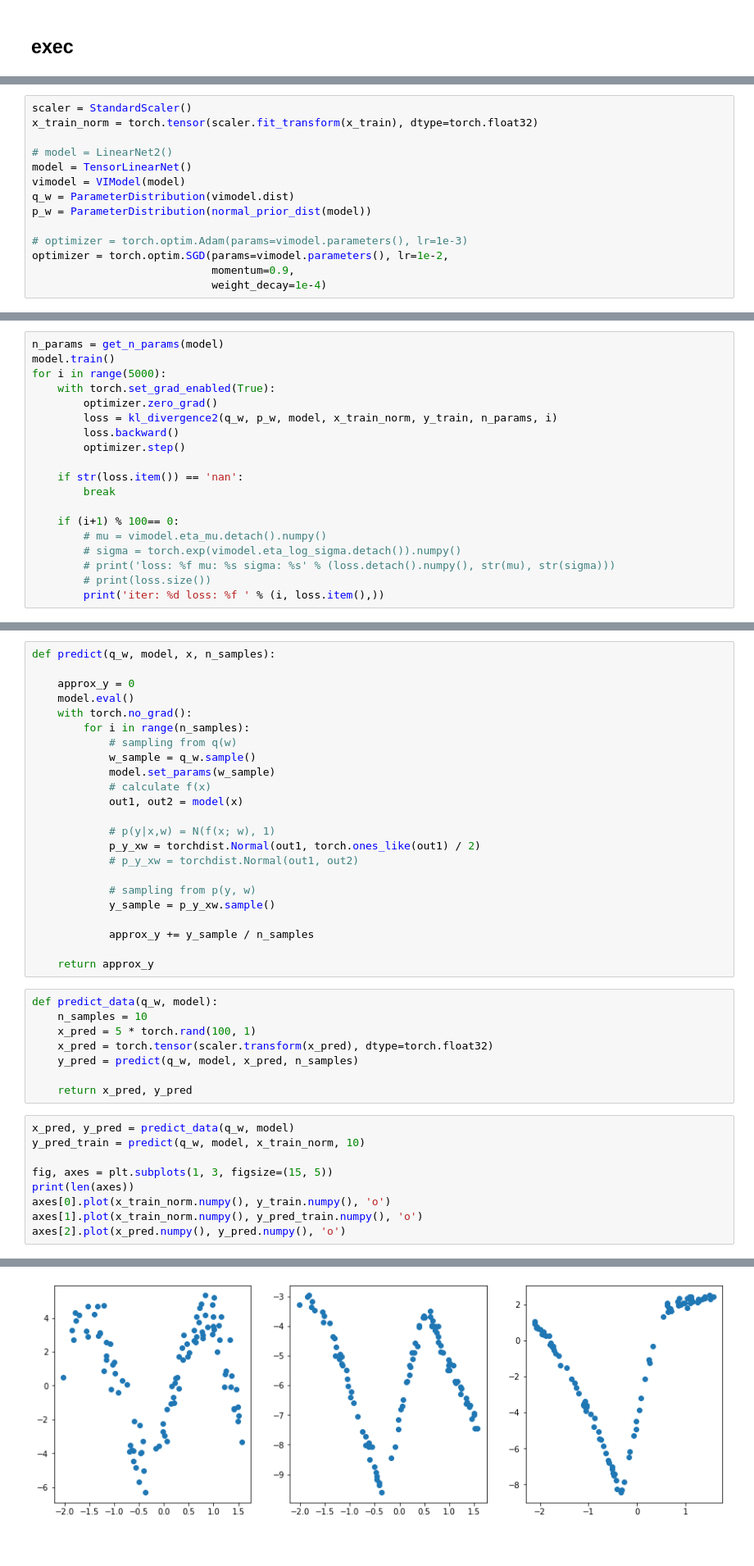
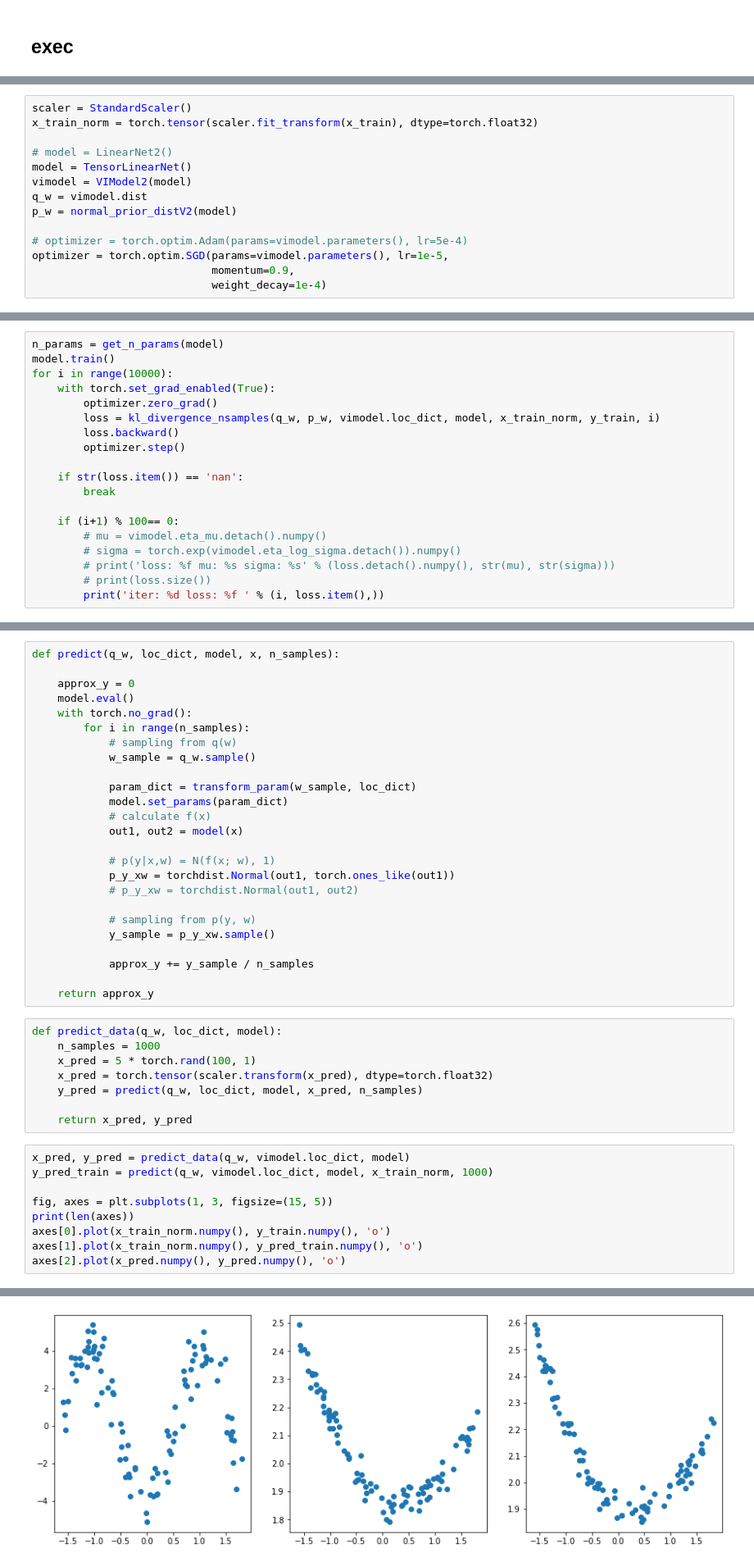
Before and after one commit to ga10is/bayes, a Jupyter notebook: notebook/probability_programing_1.ipynb, the cells around one changed output, grey strips where cells are left out. Shown at 82% size. Drawn from its saved outputs; the diff is of its cells as text.

Commit message:
change Normal to MultivariateNormal

```diff
--- a/notebook/probability_programing_1.ipynb
+++ b/notebook/probability_programing_1.ipynb
@@ -637,11 +852,11 @@ x_train_norm = torch.tensor(scaler.fit_transform(x_train), dtype=torch.float32)
 
 # model = LinearNet2()
 model = TensorLinearNet()
-vimodel = VIModel(model)
-q_w = ParameterDistribution(vimodel.dist)
-p_w = ParameterDistribution(normal_prior_dist(model))
+vimodel = VIModel2(model)
+q_w = vimodel.dist
+p_w = normal_prior_distV2(model)
 
-# optimizer = torch.optim.Adam(params=vimodel.parameters(), lr=1e-3)
-optimizer = torch.optim.SGD(params=vimodel.parameters(), lr=1e-2,
+# optimizer = torch.optim.Adam(params=vimodel.parameters(), lr=5e-4)
+optimizer = torch.optim.SGD(params=vimodel.parameters(), lr=1e-5,
                             momentum=0.9,
                             weight_decay=1e-4)
@@ -648,10 +866,10 @@ optimizer = torch.optim.SGD(params=vimodel.parameters(), lr=1e-2,
 # %%
 n_params = get_n_params(model)
 model.train()
-for i in range(5000):
+for i in range(10000):
     with torch.set_grad_enabled(True):
         optimizer.zero_grad()
-        loss = kl_divergence2(q_w, p_w, model, x_train_norm, y_train, n_params, i)
+        loss = kl_divergence_nsamples(q_w, p_w, vimodel.loc_dict, model, x_train_norm, y_train, i)
         loss.backward()
         optimizer.step()
 
@@ -714,7 +932,7 @@ p(y_*| x_*, X, Y) &= \int p(y_*| x_*, W) p(W| X, Y) dW \\
 \end{align}
 $$
 # %%
-def predict(q_w, model, x, n_samples):
+def predict(q_w, loc_dict, model, x, n_samples):
 
     approx_y = 0
     model.eval()
@@ -722,12 +940,14 @@ def predict(q_w, model, x, n_samples):
         for i in range(n_samples):
             # sampling from q(w)
             w_sample = q_w.sample()
-            model.set_params(w_sample)
+
+            param_dict = transform_param(w_sample, loc_dict)
+            model.set_params(param_dict)
             # calculate f(x)
             out1, out2 = model(x)
 
             # p(y|x,w) = N(f(x; w), 1)
-            p_y_xw = torchdist.Normal(out1, torch.ones_like(out1) / 2)
+            p_y_xw = torchdist.Normal(out1, torch.ones_like(out1))
             # p_y_xw = torchdist.Normal(out1, out2)
 
             # sampling from p(y, w)
@@ -737,23 +957,23 @@ def predict(q_w, model, x, n_samples):
 
     return approx_y
 # %%
-def predict_data(q_w, model):
-    n_samples = 10
+def predict_data(q_w, loc_dict, model):
+    n_samples = 1000
     x_pred = 5 * torch.rand(100, 1)
     x_pred = torch.tensor(scaler.transform(x_pred), dtype=torch.float32)
-    y_pred = predict(q_w, model, x_pred, n_samples)
+    y_pred = predict(q_w, loc_dict, model, x_pred, n_samples)
 
     return x_pred, y_pred
 # %%
-x_pred, y_pred = predict_data(q_w, model)
-y_pred_train = predict(q_w, model, x_train_norm, 10)
+x_pred, y_pred = predict_data(q_w, vimodel.loc_dict, model)
+y_pred_train = predict(q_w, vimodel.loc_dict, model, x_train_norm, 1000)
 
 fig, axes = plt.subplots(1, 3, figsize=(15, 5))
 print(len(axes))
 axes[0].plot(x_train_norm.numpy(), y_train.numpy(), 'o')
 axes[1].plot(x_train_norm.numpy(), y_pred_train.numpy(), 'o')
 axes[2].plot(x_pred.numpy(), y_pred.numpy(), 'o')
 # %% [output]
 3
 [<matplotlib.lines.Line2D at 0x...>]
-[figure, old version]
+[figure, new version]
```
Also changed, not shown: parts of 19 cells of this notebook.
